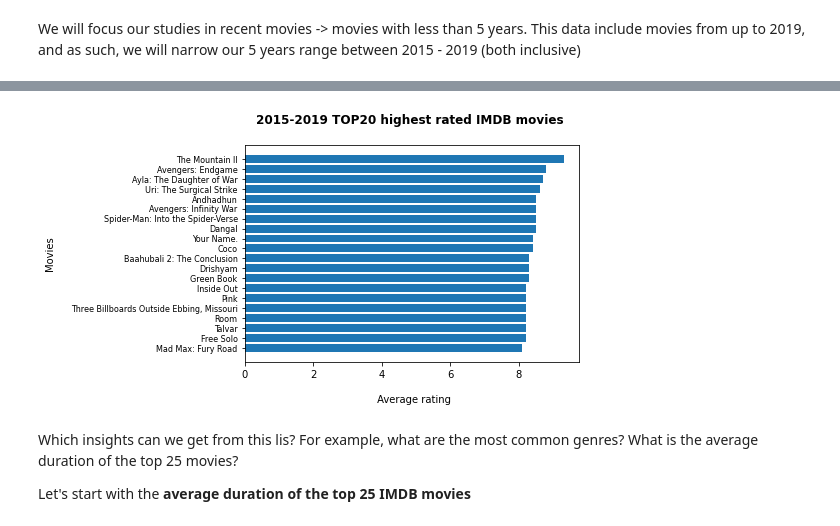
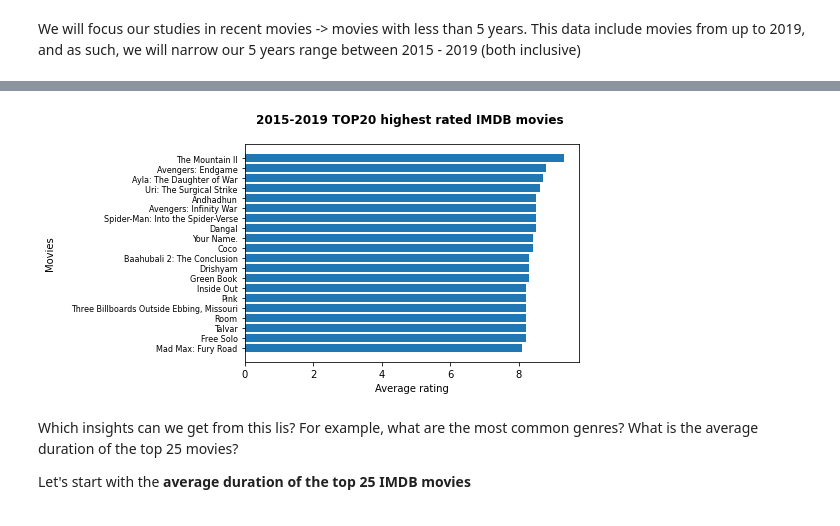
Before and after one commit to arecai/ari_first_attem, a Jupyter notebook: dsc-phase1-project-template.ipynb, the cells around one changed output, grey strips where cells are left out. Saved outputs shown, nothing was run; the diff lists cells and outputs as text; code cells hidden in the pictures.

```diff
--- a/dsc-phase1-project-template.ipynb
+++ b/dsc-phase1-project-template.ipynb
@@ -462,19 +462,19 @@ imdb_top20
 # %%
 #Let's illustrate this list
 
 x = imdb_top20['primary_title']
 y = imdb_top20['averagerating']
 
 fig, ax = plt.subplots()
 plt.barh(x, y)
 ax.set_ylabel('Movies\n')
-ax.set_xlabel('\n Average rating')
+ax.set_xlabel('Average rating')
 ax.set_title('2015-2019 TOP20 highest rated IMDB movies \n', fontweight="bold")
 plt.yticks(fontsize=8)
 plt.savefig('./images/top20_IMDB_movies.png')
 plt.show();
 # %% [output]
-[figure, old version]
+[figure, new version]
 # %% [markdown]
 Which insights can we get from this lis? For example, what are the most common genres? What is the average duration of the top 25 movies?
 
```
Also changed, not shown: parts of 11 cells of this notebook, 3 other files.
